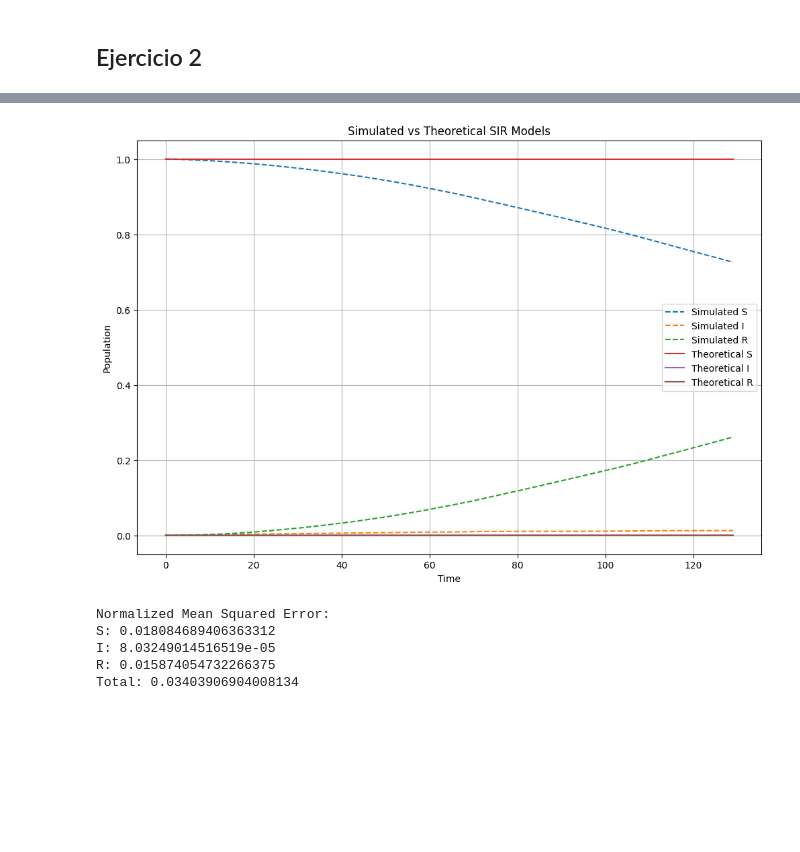
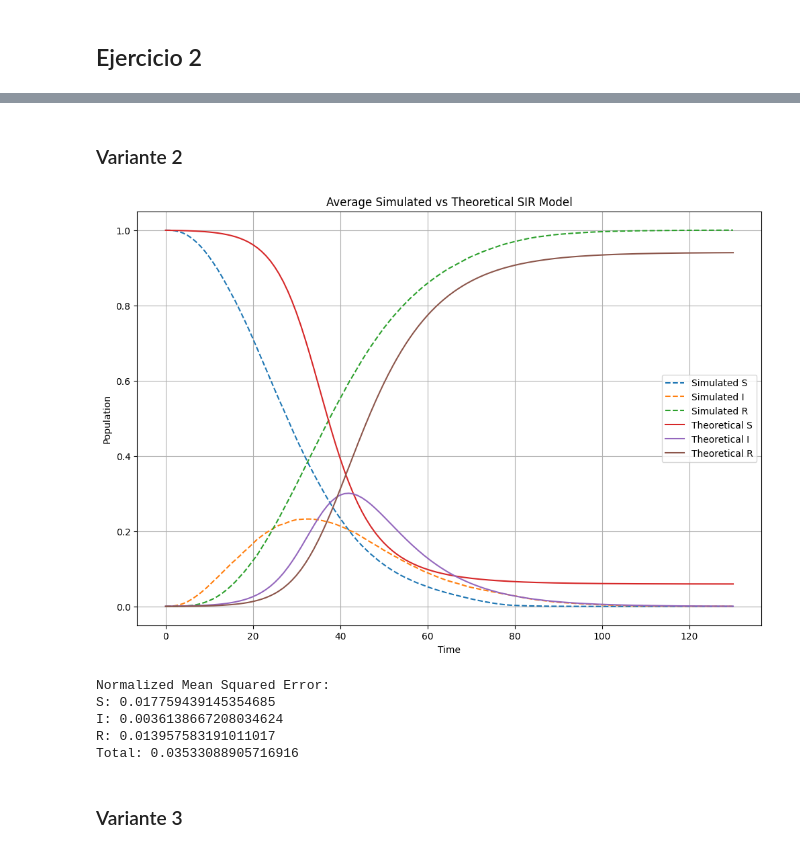
Before and after one commit to UVG-Works-Hub/sir-model, a Jupyter notebook: sir-model.ipynb, the cells around one changed output, grey strips where cells are left out. Cells and saved outputs as stored; diff of their text form; code cells hidden in the pictures; blank space fills up the shorter version.

```diff
--- a/sir-model.ipynb
+++ b/sir-model.ipynb
@@ -171,6 +193,10 @@ def simulation(M, N, T, I_0, rad, beta, gamma, initial_positions=None):
     SHist = []
     RHist = []
     grid = initGrid(M, N, I_0, initial_positions)
+    gridHist.append(grid)
+    IHist.append(I_0)
+    SHist.append(M * N - I_0)
+    RHist.append(0)
     for _ in range(T):
         grid, S, I, R = nextIteration(grid, rad, beta, gamma)
         gridHist.append(grid)
@@ -196,13 +222,14 @@ def runMultipleSimulations(M, N, T, I_0, rad, beta, gamma, N_exp, initial_positi
     Returns:
     tuple: Average S, I, R counts and grid states over time
     """
+    T += 1
     all_S = np.zeros((N_exp, T))
     all_I = np.zeros((N_exp, T))
     all_R = np.zeros((N_exp, T))
     all_grids = np.zeros((N_exp, T, M, N))
 
     for i in range(N_exp):
-        gridHist, SHist, IHist, RHist = simulation(M, N, T, I_0, rad, beta, gamma, initial_positions)
+        gridHist, SHist, IHist, RHist = simulation(M, N, T-1, I_0, rad, beta, gamma, initial_positions)
         all_S[i] = SHist
         all_I[i] = IHist
         all_R[i] = RHist
@@ -353,34 +468,39 @@ def calculate_normalized_mse(avg_S, avg_I, avg_R, theo_S, theo_I, theo_R, N_tota
+# %% [markdown]
+### Variante 2
 # %%
+np.random.seed(90)
 M, N = 100, 100  # Grid dimensions
 T = 130  # Number of time steps
-I_0 = 2  # Increase initial infected for faster spread
+I_0 = 5  # Increased initial infected for faster spread
 rad = 1  # Interaction radius
-beta = 0.1  # Increase infection rate
-gamma = 0.25  # Decrease recovery rate
-N_exp = 50  # Number of experiments
+beta = 0.3  # Increased infection rate
+gamma = 0.1  # Decreases recovery rate
+N_exp = 10  # Number of experiments
 
 N_total = M * N
 avg_S, avg_I, avg_R, avg_grids = runMultipleSimulations(M, N, T, I_0, rad, beta, gamma, N_exp)
 # %%
 # Run theoretical model
 S0, I0, R0 = N_total - I_0, I_0, 0
-theo_S, theo_I, theo_R = run_theoretical_sir(S0, I0, R0, N_total, beta, gamma, T)
+theo_S, theo_I, theo_R = run_theoretical_sir(S0, I0, R0, N_total, beta, gamma, T+1)
 
 # Create normalized comparison plot
-compare_plot_normalized(avg_S, avg_I, avg_R, theo_S, theo_I, theo_R, N_total, title='Simulated vs Theoretical SIR Models')
+compare_plot_normalized(avg_S, avg_I, avg_R, theo_S, theo_I, theo_R, N_total, title='Average Simulated vs Theoretical SIR Model')
 
 # Calculate normalized Mean Squared Error
 mse_S, mse_I, mse_R, total_mse = calculate_normalized_mse(avg_S, avg_I, avg_R, theo_S, theo_I, theo_R, N_total)
 
 print(f"Normalized Mean Squared Error:")
 print(f"S: {mse_S}")
 print(f"I: {mse_I}")
 print(f"R: {mse_R}")
 print(f"Total: {total_mse}")
 # %% [output]
-[figure, old version]
+[figure, new version]
 Normalized Mean Squared Error:
-S: 0.018084689406363312
-I: 8.03249014516519e-05
-R: 0.015874054732266375
-Total: 0.03403906904008134
+S: 0.017759439145354685
+I: 0.0036138667208034624
+R: 0.013957583191011017
+Total: 0.03533088905716916
+# %% [markdown]
+### Variante 3
```
Also changed, not shown: parts of 15 cells of this notebook, 1 other file.
